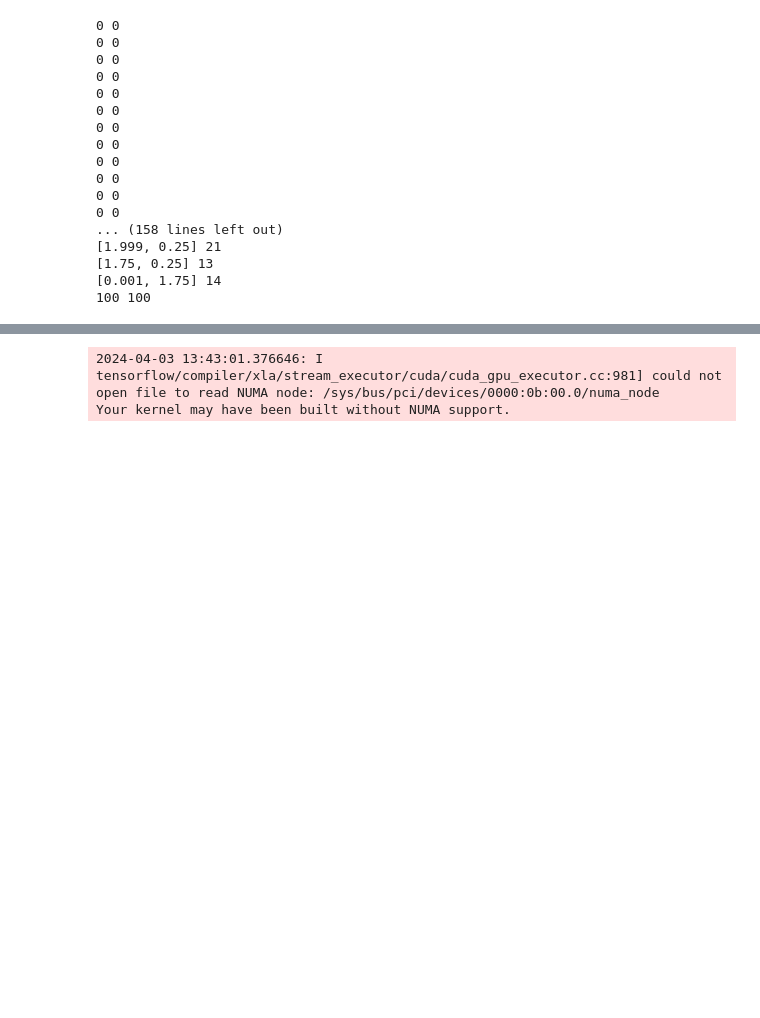
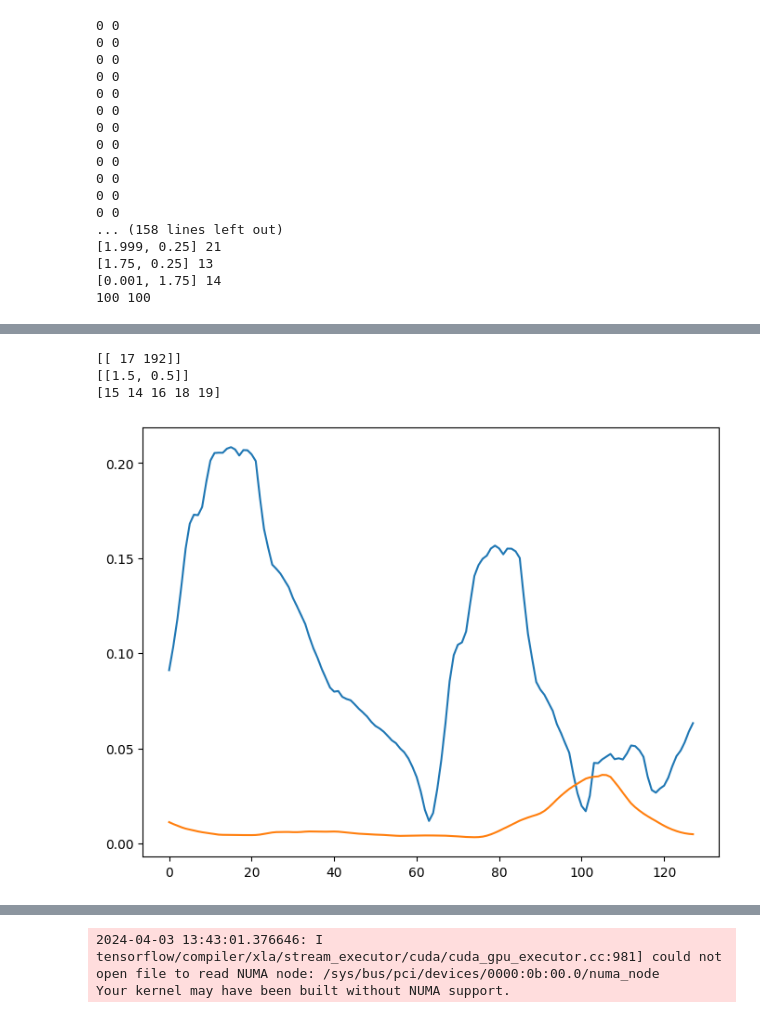
Before and after one commit to JunwooParkSaribu/SPT_a, a Jupyter notebook: analysis_modeling/training_sample3.ipynb, the cells around one changed output, grey strips where cells are left out. Cells and saved outputs as stored; diff of their text form; code cells hidden in the pictures; blank space fills up the shorter version.

```diff
--- a/analysis_modeling/training_sample3.ipynb
+++ b/analysis_modeling/training_sample3.ipynb
@@ -456,3 +522,18 @@ while len(cp_seqs) < 100:
+# %%
+def check_seq(l_seqs, r_seqs):
+    return np.std((l_seqs - r_seqs), axis=1)
+# %%
+print(np.array(seq_change_points) - SEARCH_WIDTH)
+print(cp_alphasets)
+plt.figure()
+plt.plot(check_seq(left_seqs, right_seqs))
+plt.plot(check_seq(non_left_seqs, non_right_seqs))
+print(np.argsort(check_seq(left_seqs, right_seqs))[::-1][:5])
+# %% [output]
+[[ 17 192]]
+[[1.5, 0.5]]
+[15 14 16 18 19]
+[figure, added]
 # %%
 print(train_input.shape, train_label.shape, val_input.shape, val_label.shape)
 train_input = train_input.reshape((-1, WINDOW_WIDTH, NB_INPUT_FEATURES))
```
Also changed, not shown: parts of 6 cells of this notebook.
